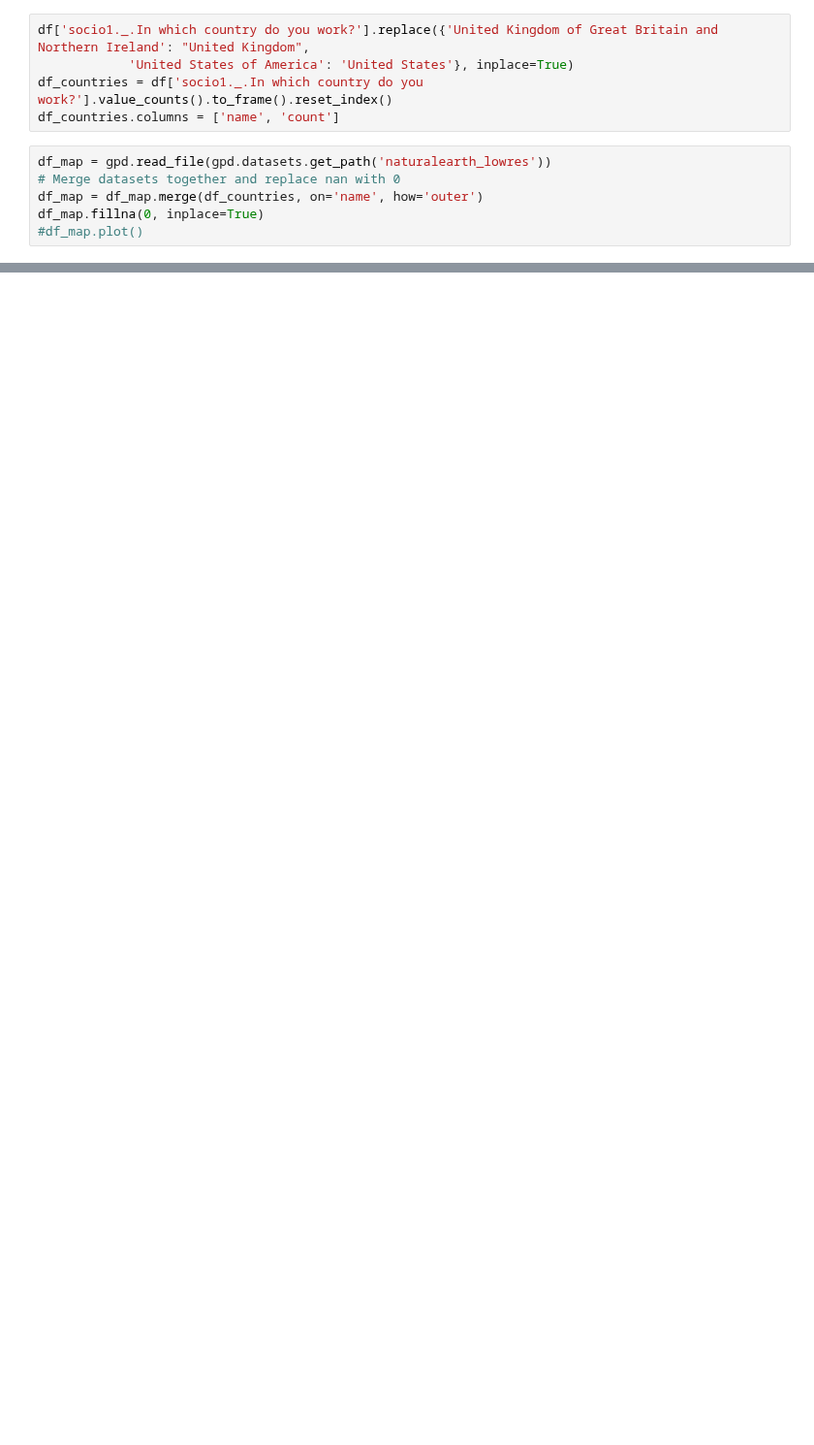
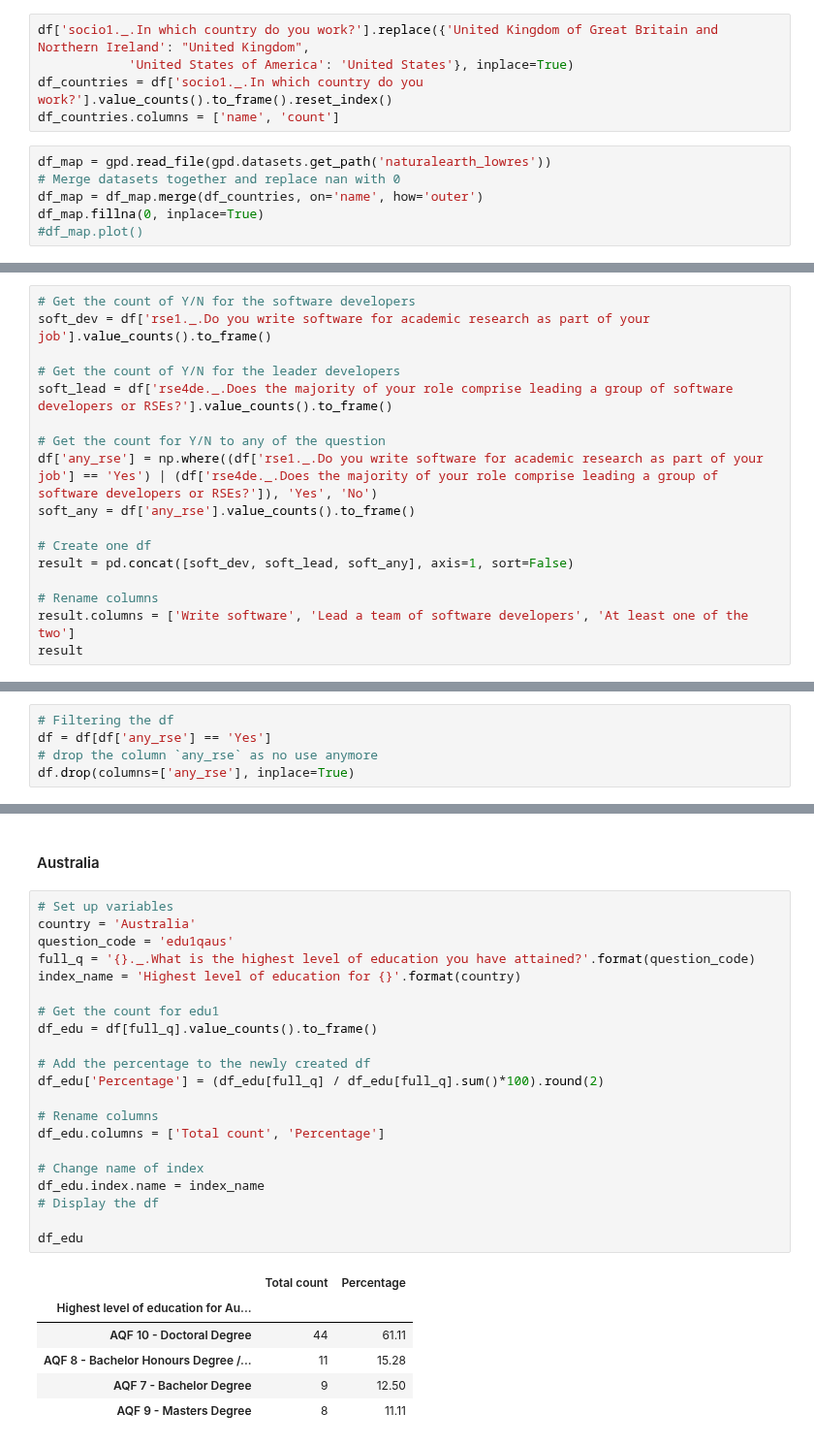
Before and after one commit to softwaresaved/international-survey, a Jupyter notebook: analysis/2018_draft.ipynb, the cells around one changed output, grey strips where cells are left out. Shown at 97% size. Cells and saved outputs as stored; diff of their text form; blank space fills up the shorter version.

Commit message:
Update: Add edu results and fix preprocessing

```diff
--- a/analysis/2018_draft.ipynb
+++ b/analysis/2018_draft.ipynb
@@ -84,0 +255,17 @@ plt.show()
+# %%
+# Get the count of Y/N for the software developers
+soft_dev = df['rse1._.Do you write software for academic research as part of your job'].value_counts().to_frame()
+
+# Get the count of Y/N for the leader developers
+soft_lead = df['rse4de._.Does the majority of your role comprise leading a group of software developers or RSEs?'].value_counts().to_frame()
+
+# Get the count for Y/N to any of the question
+df['any_rse'] = np.where((df['rse1._.Do you write software for academic research as part of your job'] == 'Yes') | (df['rse4de._.Does the majority of your role comprise leading a group of software developers or RSEs?']), 'Yes', 'No')
+soft_any = df['any_rse'].value_counts().to_frame()
+
+# Create one df
+result = pd.concat([soft_dev, soft_lead, soft_any], axis=1, sort=False)
+
+# Rename columns
+result.columns = ['Write software', 'Lead a team of software developers', 'At least one of the two']
+result
@@ -84,0 +278,5 @@ plt.show()
+# %%
+# Filtering the df
+df = df[df['any_rse'] == 'Yes']
+# drop the column `any_rse` as no use anymore
+df.drop(columns=['any_rse'], inplace=True)
@@ -84,0 +299,30 @@ plt.show()
+# %% [markdown]
+#### Australia
+# %%
+# Set up variables
+country = 'Australia'
+question_code = 'edu1qaus'
+full_q = '{}._.What is the highest level of education you have attained?'.format(question_code)
+index_name = 'Highest level of education for {}'.format(country)
+
+# Get the count for edu1
+df_edu = df[full_q].value_counts().to_frame()
+
+# Add the percentage to the newly created df
+df_edu['Percentage'] = (df_edu[full_q] / df_edu[full_q].sum()*100).round(2)
+
+# Rename columns
+df_edu.columns = ['Total count', 'Percentage']
+
+# Change name of index
+df_edu.index.name = index_name
+# Display the df
+
+df_edu
+# %% [output]
+|  | Total count | Percentage |
+| Highest level of education for Au... |  |  |
+| AQF 10 - Doctoral Degree | 44 | 61.11 |
+| AQF 8 - Bachelor Honours Degree /... | 11 | 15.28 |
+| AQF 7 - Bachelor Degree | 9 | 12.50 |
+| AQF 9 - Masters Degree | 8 | 11.11 |
```
Also changed, not shown: parts of 44 cells of this notebook, 5 other files.
